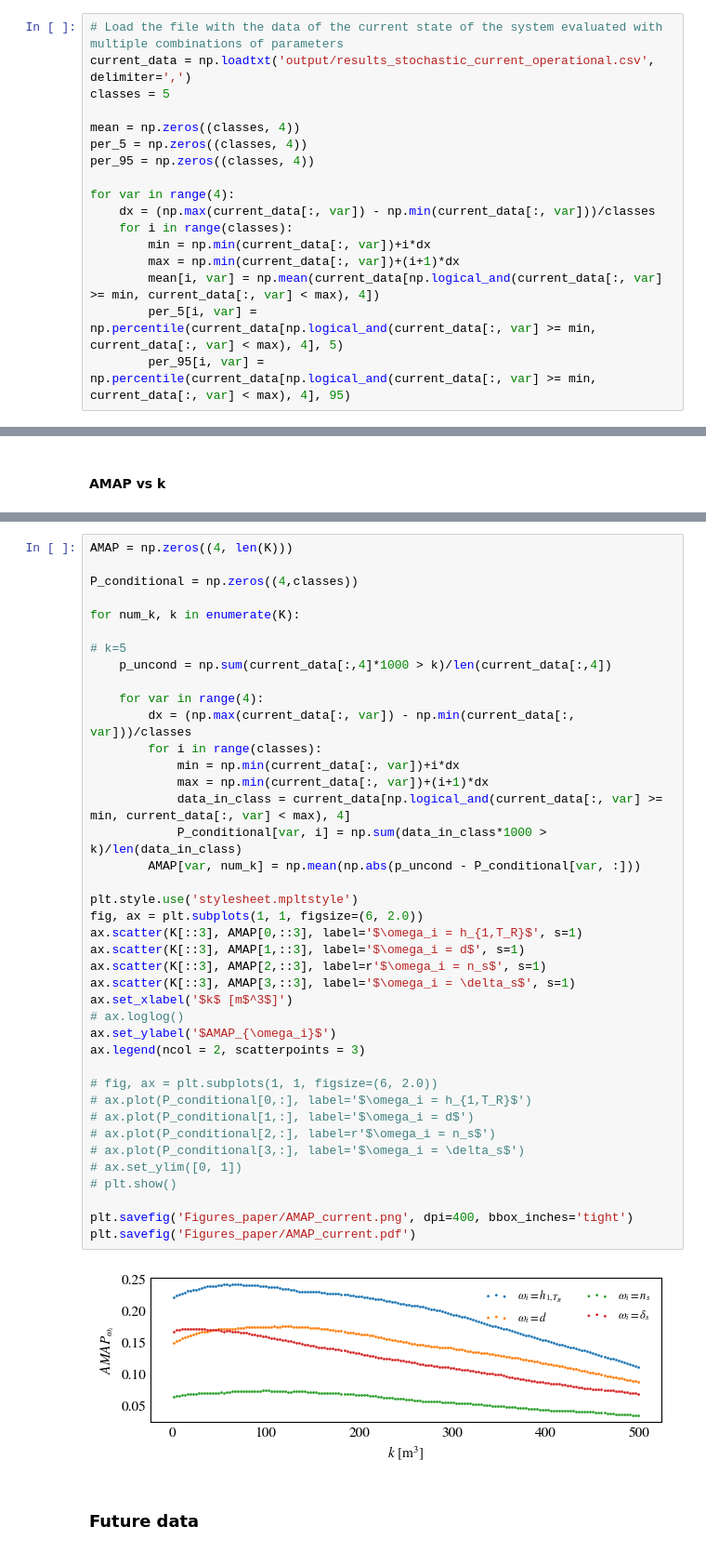
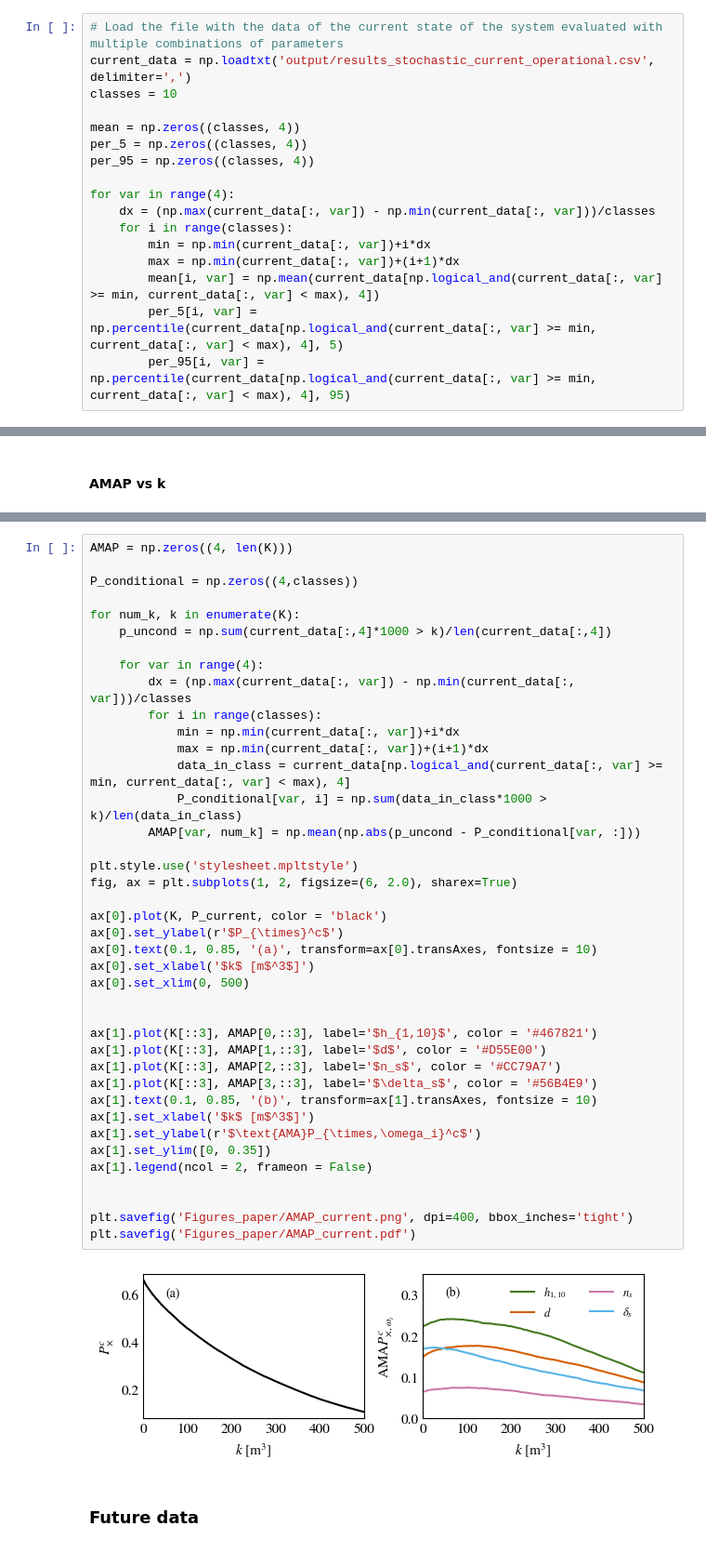
Before and after one commit to rlsandovalp/operational_picture, a Jupyter notebook: Galbiate/operational_analysis.ipynb, the cells around one changed output, grey strips where cells are left out. Shown at 93% size. Saved outputs shown, nothing was run; the diff lists cells and outputs as text.

```diff
--- a/Galbiate/operational_analysis.ipynb
+++ b/Galbiate/operational_analysis.ipynb
@@ -8,7 +8,7 @@ import matplotlib.pyplot as plt
 # %%
 # Load the file with the data of the current state of the system evaluated with multiple combinations of parameters
 current_data = np.loadtxt('output/results_stochastic_current_operational.csv', delimiter=',')
-classes = 5
+classes = 10
 
 mean = np.zeros((classes, 4))
 per_5 = np.zeros((classes, 4))
@@ -160,45 +166,45 @@ cbar = fig.colorbar(im4, ax=ax[1,1])
 # %%
 AMAP = np.zeros((4, len(K)))
 
 P_conditional = np.zeros((4,classes))
 
 for num_k, k in enumerate(K):
-
-# k=5
     p_uncond = np.sum(current_data[:,4]*1000 > k)/len(current_data[:,4])
 
     for var in range(4):
         dx = (np.max(current_data[:, var]) - np.min(current_data[:, var]))/classes
         for i in range(classes):
             min = np.min(current_data[:, var])+i*dx
             max = np.min(current_data[:, var])+(i+1)*dx
             data_in_class = current_data[np.logical_and(current_data[:, var] >= min, current_data[:, var] < max), 4]
             P_conditional[var, i] = np.sum(data_in_class*1000 > k)/len(data_in_class)
         AMAP[var, num_k] = np.mean(np.abs(p_uncond - P_conditional[var, :]))
 
 plt.style.use('stylesheet.mpltstyle')
-fig, ax = plt.subplots(1, 1, figsize=(6, 2.0))
-ax.scatter(K[::3], AMAP[0,::3], label='$\omega_i = h_{1,T_R}$', s=1)
-ax.scatter(K[::3], AMAP[1,::3], label='$\omega_i = d$', s=1)
-ax.scatter(K[::3], AMAP[2,::3], label=r'$\omega_i = n_s$', s=1)
-ax.scatter(K[::3], AMAP[3,::3], label='$\omega_i = \delta_s$', s=1)
-ax.set_xlabel('$k$ [m$^3$]')
-# ax.loglog()
-ax.set_ylabel('$AMAP_{\omega_i}$')
-ax.legend(ncol = 2, scatterpoints = 3)
+fig, ax = plt.subplots(1, 2, figsize=(6, 2.0), sharex=True)
 
-# fig, ax = plt.subplots(1, 1, figsize=(6, 2.0))
-# ax.plot(P_conditional[0,:], label='$\omega_i = h_{1,T_R}$')
-# ax.plot(P_conditional[1,:], label='$\omega_i = d$')
-# ax.plot(P_conditional[2,:], label=r'$\omega_i = n_s$')
-# ax.plot(P_conditional[3,:], label='$\omega_i = \delta_s$')
-# ax.set_ylim([0, 1])
-# plt.show()
+ax[0].plot(K, P_current, color = 'black')
+ax[0].set_ylabel(r'$P_{\times}^c$')
+ax[0].text(0.1, 0.85, '(a)', transform=ax[0].transAxes, fontsize = 10)
+ax[0].set_xlabel('$k$ [m$^3$]')
+ax[0].set_xlim(0, 500)
+
+
+ax[1].plot(K[::3], AMAP[0,::3], label='$h_{1,10}$', color = '#467821')
+ax[1].plot(K[::3], AMAP[1,::3], label='$d$', color = '#D55E00')
+ax[1].plot(K[::3], AMAP[2,::3], label='$n_s$', color = '#CC79A7')
+ax[1].plot(K[::3], AMAP[3,::3], label='$\delta_s$', color = '#56B4E9')
+ax[1].text(0.1, 0.85, '(b)', transform=ax[1].transAxes, fontsize = 10)
+ax[1].set_xlabel('$k$ [m$^3$]')
+ax[1].set_ylabel(r'$\text{AMA}P_{\times,\omega_i}^c$')
+ax[1].set_ylim([0, 0.35])
+ax[1].legend(ncol = 2, frameon = False)
+
 
 plt.savefig('Figures_paper/AMAP_current.png', dpi=400, bbox_inches='tight')
 plt.savefig('Figures_paper/AMAP_current.pdf')
 # %% [output]
-[figure, old version]
+[figure, new version]
 # %% [markdown]
 ### Future data
 # %% [markdown]
```
Also changed, not shown: parts of 33 cells of this notebook, 32 other files.
